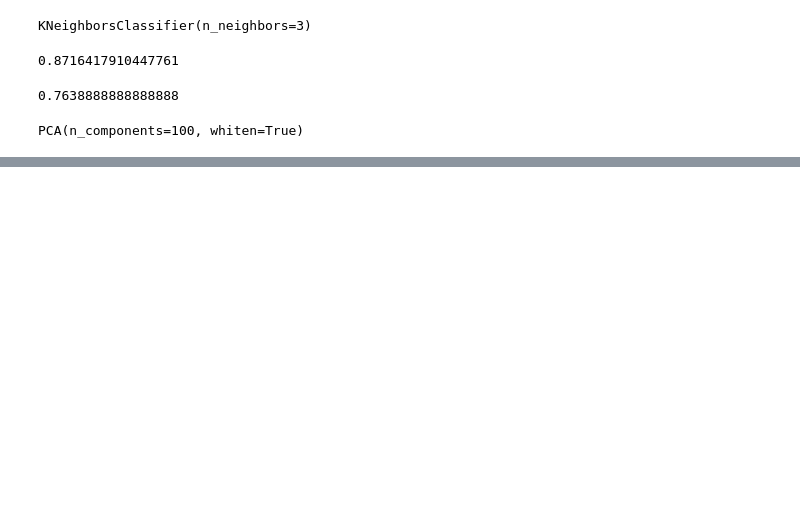
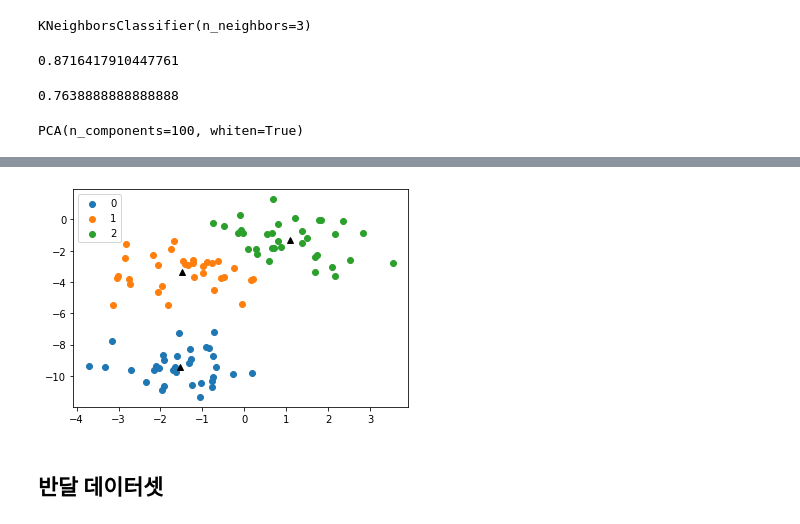
Before and after one commit to Shaharen/MachineLearning, a Jupyter notebook: Ex07_비지도학습.ipynb, the cells around one changed output, grey strips where cells are left out. Saved outputs shown, nothing was run; the diff lists cells and outputs as text; code cells hidden in the pictures; blank space fills up the shorter version.

```diff
--- a/Ex07_비지도학습.ipynb
+++ b/Ex07_비지도학습.ipynb
@@ -267,0 +306,2 @@ ValueError: n_components=500 must be between 0 and min(n_samples, n_features)=33
+# %%
+pred = kmeans.predict(X)
@@ -267,0 +333,11 @@ ValueError: n_components=500 must be between 0 and min(n_samples, n_features)=33
+# %%
+center = kmeans.cluster_centers_
+for n_cluster in range(3):
+    data = X[pred==n_cluster]
+    plt.scatter(data[:, 0], data[: , 1], label = n_cluster)
+    plt.plot(center[n_cluster , 0] , center[n_cluster , 1] , marker = '^' , c = 'black')
+
+plt.legend()
+plt.show()
+# %% [output]
+[figure, added]
@@ -267,0 +348,2 @@ ValueError: n_components=500 must be between 0 and min(n_samples, n_features)=33
+# %% [markdown]
+## 반달 데이터셋
```
Also changed, not shown: parts of 43 cells of this notebook.
